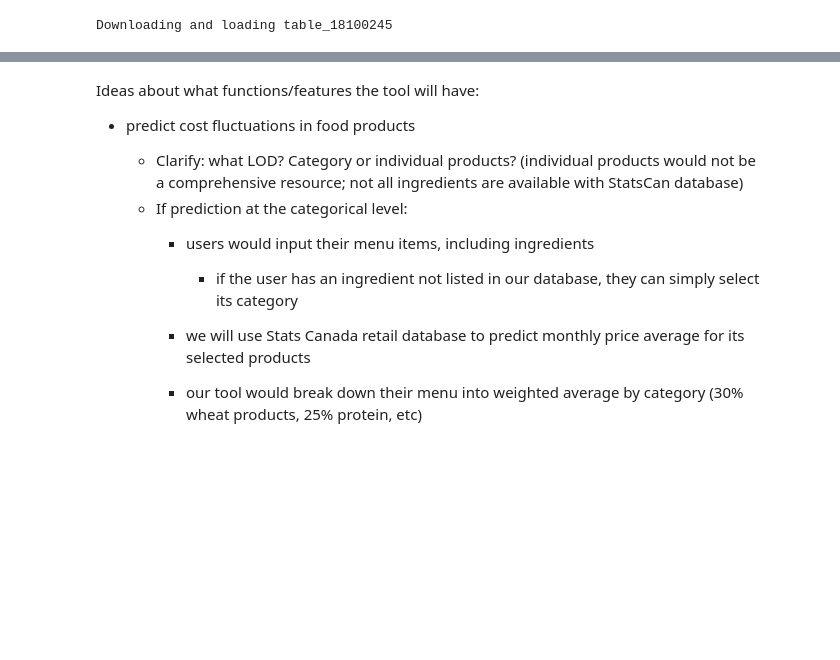
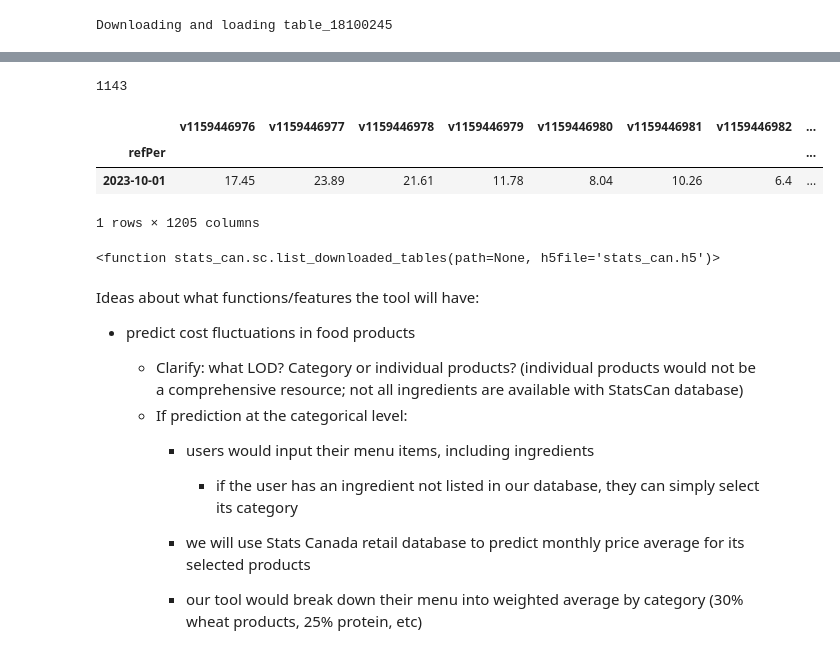
Before and after one commit to madiwiebe/ict-food-cost-planner-project, a Jupyter notebook: data_acquisition/api_tests.ipynb, the cells around one changed output, grey strips where cells are left out. Drawn from its saved outputs; the diff is of its cells as text; code cells hidden in the pictures; blank space fills up the shorter version.

```diff
--- a/data_acquisition/api_tests.ipynb
+++ b/data_acquisition/api_tests.ipynb
@@ -82,0 +120,4 @@ scdf.head()
+# %%
+# generate a list of unique products in monthly retail averages table
+vector_list = scdf['VECTOR'].unique().tolist()
+vector_list
@@ -82,0 +142,5 @@ scdf.head()
+# %%
+# count number of items in list
+len(vector_list)
+# %% [output]
+1143
@@ -83,3 +149,15 @@ scdf.head()
+# %%
+vdf = sc.vectors_to_df(vector_list)
+vdf
+# %% [output]
+|  | v1159446976 | v1159446977 | v1159446978 | v1159446979 | v1159446980 | v1159446981 | v1159446982 | ... |
+| refPer |  |  |  |  |  |  |  | ... |
+| 2023-10-01 | 17.45 | 23.89 | 21.61 | 11.78 | 8.04 | 10.26 | 6.4 | ... |
+1 rows × 1205 columns
+# %%
+sc.list_downloaded_tables
+# %% [output]
+<function stats_can.sc.list_downloaded_tables(path=None, h5file='stats_can.h5')>
 # %% [markdown]
 Ideas about what functions/features the tool will have:
 - predict cost fluctuations in food products
```
Also changed, not shown: parts of 5 cells of this notebook, 3 other files.
